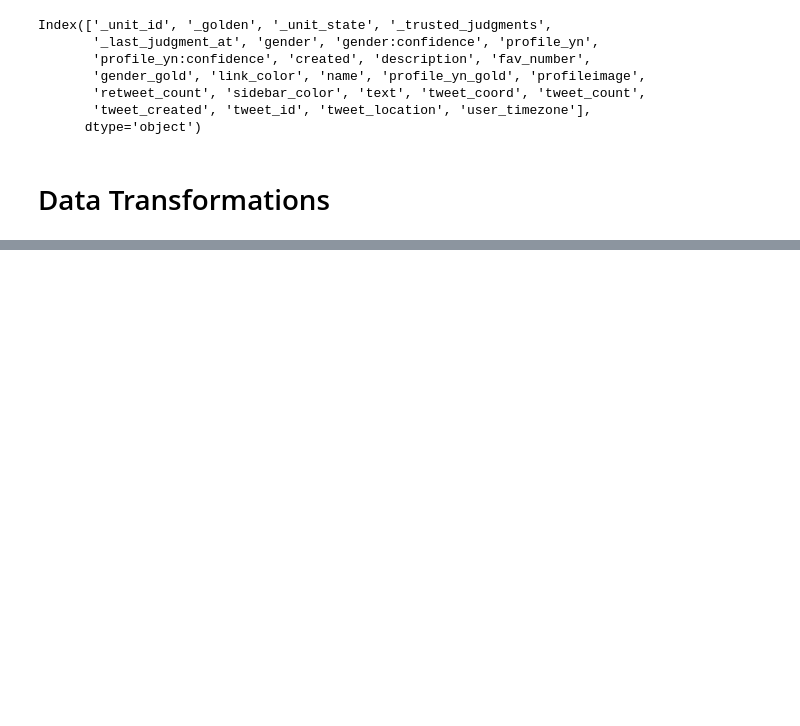
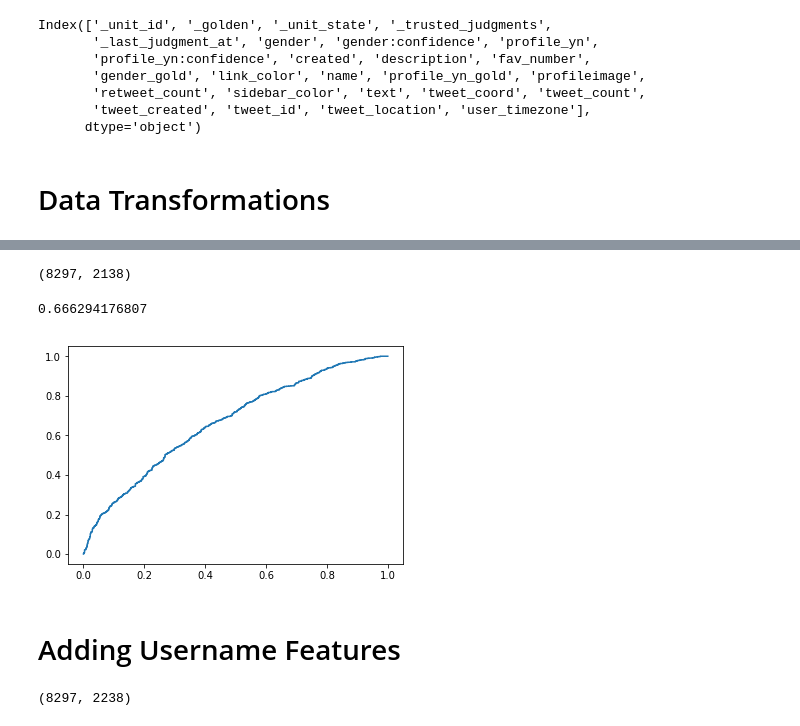
Before and after one commit to fcipollone/TwitterUserGender, a Jupyter notebook: Prediction.ipynb, the cells around one changed output, grey strips where cells are left out. Drawn from its saved outputs; the diff is of its cells as text; code cells hidden in the pictures; blank space fills up the shorter version.

```diff
--- a/Prediction.ipynb
+++ b/Prediction.ipynb
@@ -60,0 +153,37 @@ train.created = months
+# %%
+import sklearn.feature_extraction
+tdidf = sklearn.feature_extraction.text.TfidfVectorizer()
+tdidf.max_features = 60
+texts = list(df.text)
+tdidf.fit(texts)
+texts_train = tdidf.fit_transform(train.text)
+texts_val = tdidf.fit_transform(validation.text)
+tdidf_train = pd.DataFrame(texts_train.toarray(), columns=tdidf.get_feature_names())
+tdidf_val = pd.DataFrame(texts_val.toarray(), columns=tdidf.get_feature_names())
+
+
+X_train.reset_index(drop=True, inplace=True)
+tdidf_train.reset_index(drop=True, inplace=True)
+X_val.reset_index(drop=True, inplace=True)
+tdidf_val.reset_index(drop=True, inplace=True)
+
+X_train = pd.concat([X_train, tdidf_train],axis=1, ignore_index=True)
+X_val = pd.concat([X_val, tdidf_val],axis=1, ignore_index=True)
+
+X_train.shape
+# %% [output]
+(8297, 2138)
+# %%
+second = sklearn.linear_model.LogisticRegression()
+second.fit(X_train,y_train)
+scores = second.predict_proba(X_val)
+fpr, tpr, thresholds = metrics.roc_curve(y_val, scores[:,1])
+%matplotlib inline
+import matplotlib.pyplot as plt
+plt.plot(fpr, tpr)
+print (metrics.roc_auc_score(y_val, scores[:,1]))
+# %% [output]
+0.666294176807
+[figure, added]
+# %% [markdown]
+# Adding Username Features
@@ -60,0 +200,23 @@ train.created = months
+# %%
+import sklearn.feature_extraction
+tdidf = sklearn.feature_extraction.text.TfidfVectorizer()
+tdidf.max_features = 100
+names = [n_grams(s) for s in list(df.name)]
+tdidf.fit(names)
+names_train = tdidf.fit_transform([n_grams(s) for s in train.name])
+names_val = tdidf.fit_transform([n_grams(s) for s in validation.name])
+tdidf_train = pd.DataFrame(names_train.toarray(), columns=tdidf.get_feature_names())
+tdidf_val = pd.DataFrame(names_val.toarray(), columns=tdidf.get_feature_names())
+
+
+X_train.reset_index(drop=True, inplace=True)
+tdidf_train.reset_index(drop=True, inplace=True)
+X_val.reset_index(drop=True, inplace=True)
+tdidf_val.reset_index(drop=True, inplace=True)
+
+X_train = pd.concat([X_train, tdidf_train],axis=1, ignore_index=True)
+X_val = pd.concat([X_val, tdidf_val],axis=1, ignore_index=True)
+
+X_train.shape
+# %% [output]
+(8297, 2238)
```
Also changed, not shown: parts of 13 cells of this notebook.
